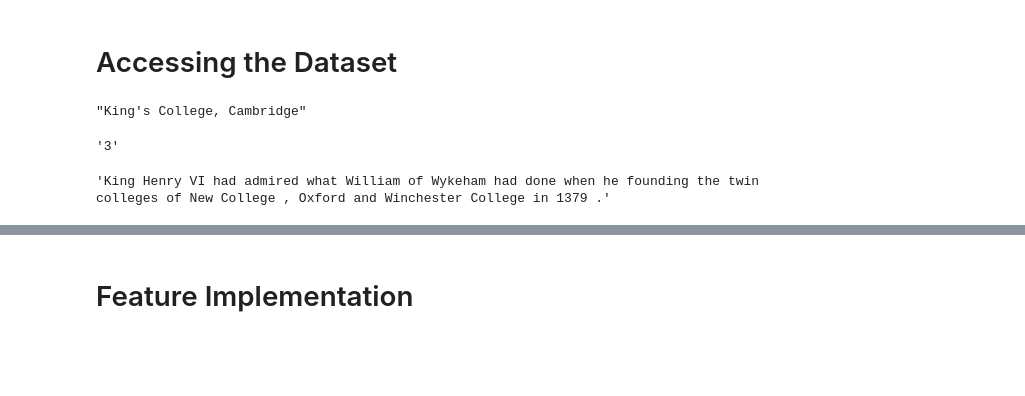
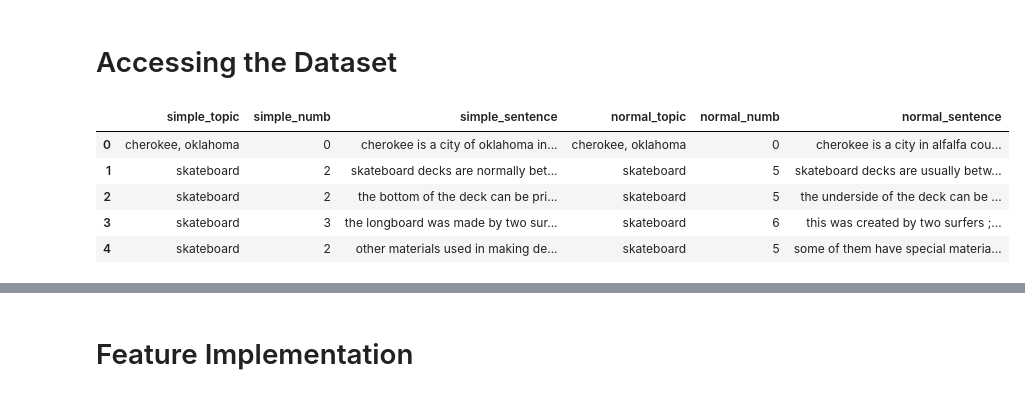
Before and after one commit to PaulOpu/TS_LossFunction, a Jupyter notebook: code/feature_experiments.ipynb, the cells around one changed output, grey strips where cells are left out. Drawn from its saved outputs; the diff is of its cells as text; code cells hidden in the pictures; blank space fills up the shorter version.

```diff
--- a/code/feature_experiments.ipynb
+++ b/code/feature_experiments.ipynb
@@ -8,17 +10,12 @@ simple_path = "data/simple.aligned"
 normal_path = "data/normal.aligned"
 # %%
 aligned_data = list(prepare_data.get_aligned_sentences(simple_path,normal_path))
+df = prepare_data.create_df(aligned_data)
+df.head()
+# %% [output]
+|  | simple_topic | simple_numb | simple_sentence | normal_topic | normal_numb | normal_sentence |
+| 0 | cherokee, oklahoma | 0 | cherokee is a city of oklahoma in... | cherokee, oklahoma | 0 | cherokee is a city in alfalfa cou... |
+| 1 | skateboard | 2 | skateboard decks are normally bet... | skateboard | 5 | skateboard decks are usually betw... |
+| 2 | skateboard | 2 | the bottom of the deck can be pri... | skateboard | 5 | the underside of the deck can be ... |
+| 3 | skateboard | 3 | the longboard was made by two sur... | skateboard | 6 | this was created by two surfers ;... |
+| 4 | skateboard | 2 | other materials used in making de... | skateboard | 5 | some of them have special materia... |
-# %%
-simple_sent,normal_sent = aligned_data[45]
-simple_topic,simple_numb,simple_sent = simple_sent
-simple_topic
-# %% [output]
-"King's College, Cambridge"
-# %%
-simple_numb
-# %% [output]
-'3'
-# %%
-simple_sent
-# %% [output]
-'King Henry VI had admired what William of Wykeham had done when he founding the twin colleges of New College , Oxford and Winchester College in 1379 .'
```
Also changed, not shown: parts of 24 cells of this notebook, 2 other files.
